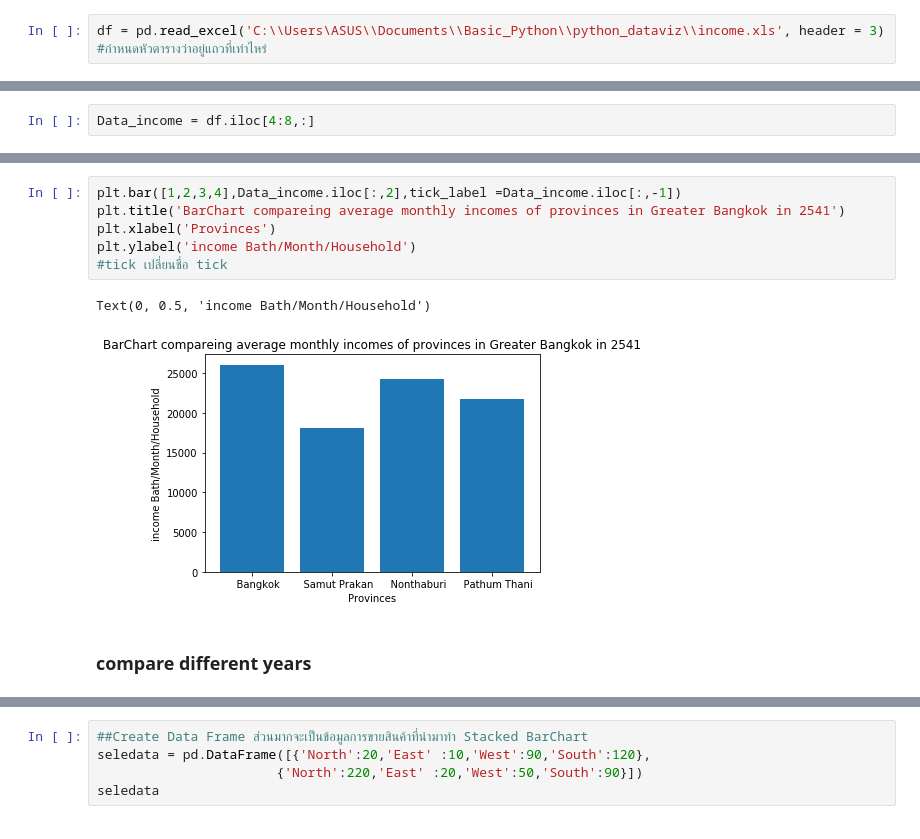
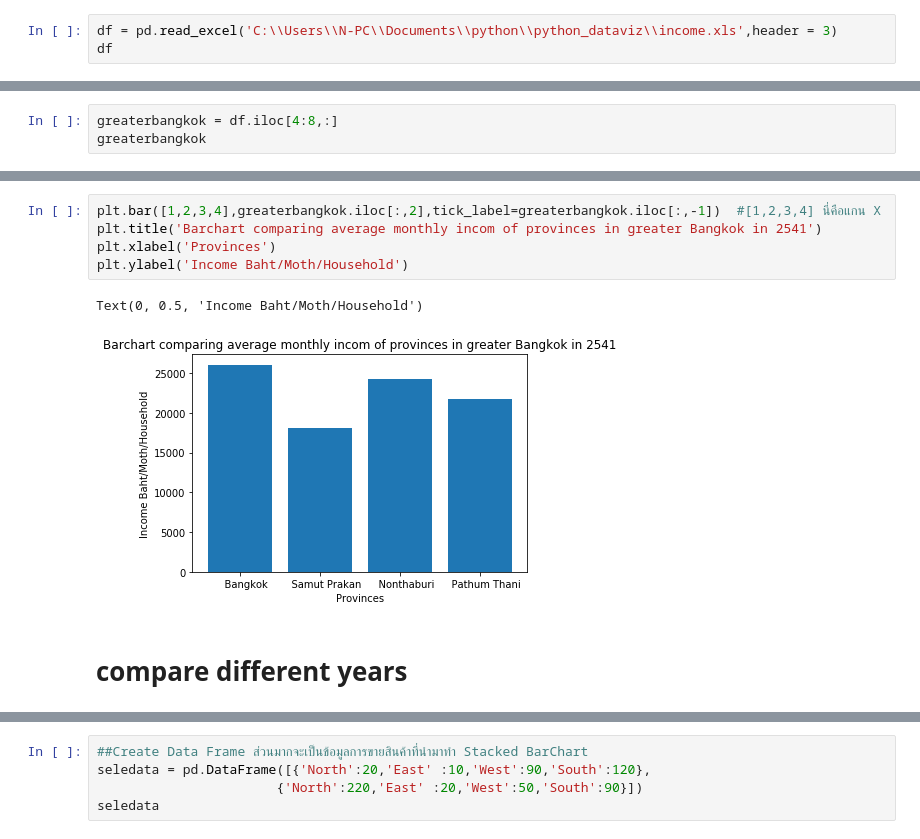
Before and after one commit to Uttaranakron/python_dataviz, a Jupyter notebook: Visualize Data Comparison.ipynb, the cells around one changed output, grey strips where cells are left out. Cells and saved outputs as stored; diff of their text form.

```diff
--- a/Visualize-Data-Comparison.ipynb
+++ b/Visualize Data Comparison.ipynb
@@ -6,2 +11,3 @@ import matplotlib.pyplot as plt
 # %%
-df = pd.read_excel('C:\\Users\ASUS\\Documents\\Basic_Python\\python_dataviz\\income.xls', header = 3) #กำหนดหัวตารางว่าอยู่แถวที่เท่าไหร่
+df = pd.read_excel('C:\\Users\\N-PC\\Documents\\python\\python_dataviz\\income.xls',header = 3)
+df
@@ -30,2 +55,3 @@ df
 # %%
-Data_income = df.iloc[4:8,:]
+greaterbangkok = df.iloc[4:8,:]
+greaterbangkok
@@ -51,12 +77,11 @@ Text(0, 0.5, 'income Bath/Month/Household')
 # %%
-plt.bar([1,2,3,4],Data_income.iloc[:,2],tick_label =Data_income.iloc[:,-1])
-plt.title('BarChart compareing average monthly incomes of provinces in Greater Bangkok in 2541')
+plt.bar([1,2,3,4],greaterbangkok.iloc[:,2],tick_label=greaterbangkok.iloc[:,-1])  #[1,2,3,4] นี่คือแกน X
+plt.title('Barchart comparing average monthly incom of provinces in greater Bangkok in 2541')
 plt.xlabel('Provinces')
-plt.ylabel('income Bath/Month/Household')
-#tick เปลี่ยนชื่อ tick
+plt.ylabel('Income Baht/Moth/Household')
 # %% [output]
-Text(0, 0.5, 'income Bath/Month/Household')
+Text(0, 0.5, 'Income Baht/Moth/Household')
-[figure, old version]
+[figure, new version]
 # %% [markdown]
-### compare different years
+# compare different years
 # %%
```
Also changed, not shown: parts of 20 cells of this notebook, 1 other file.
